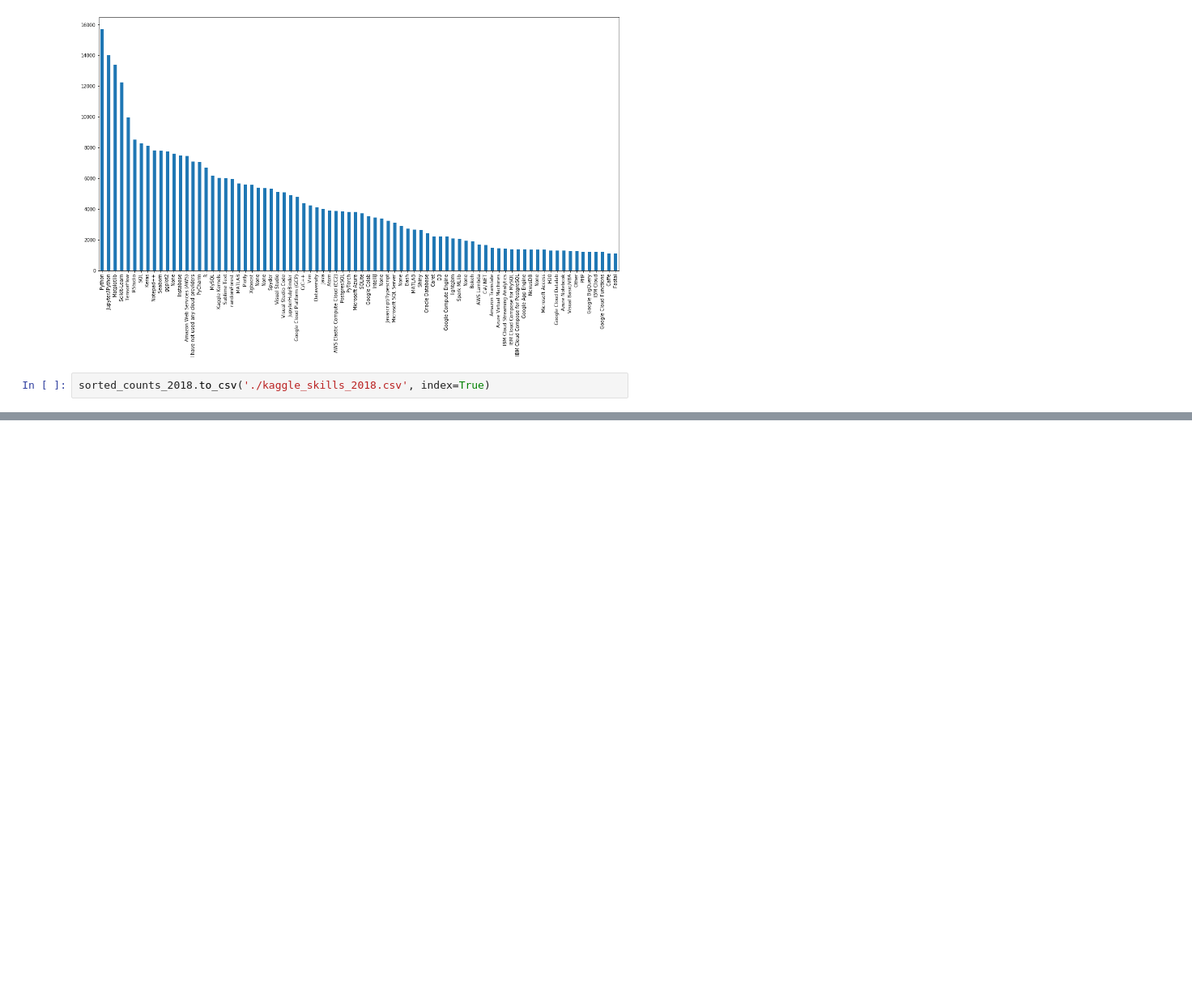
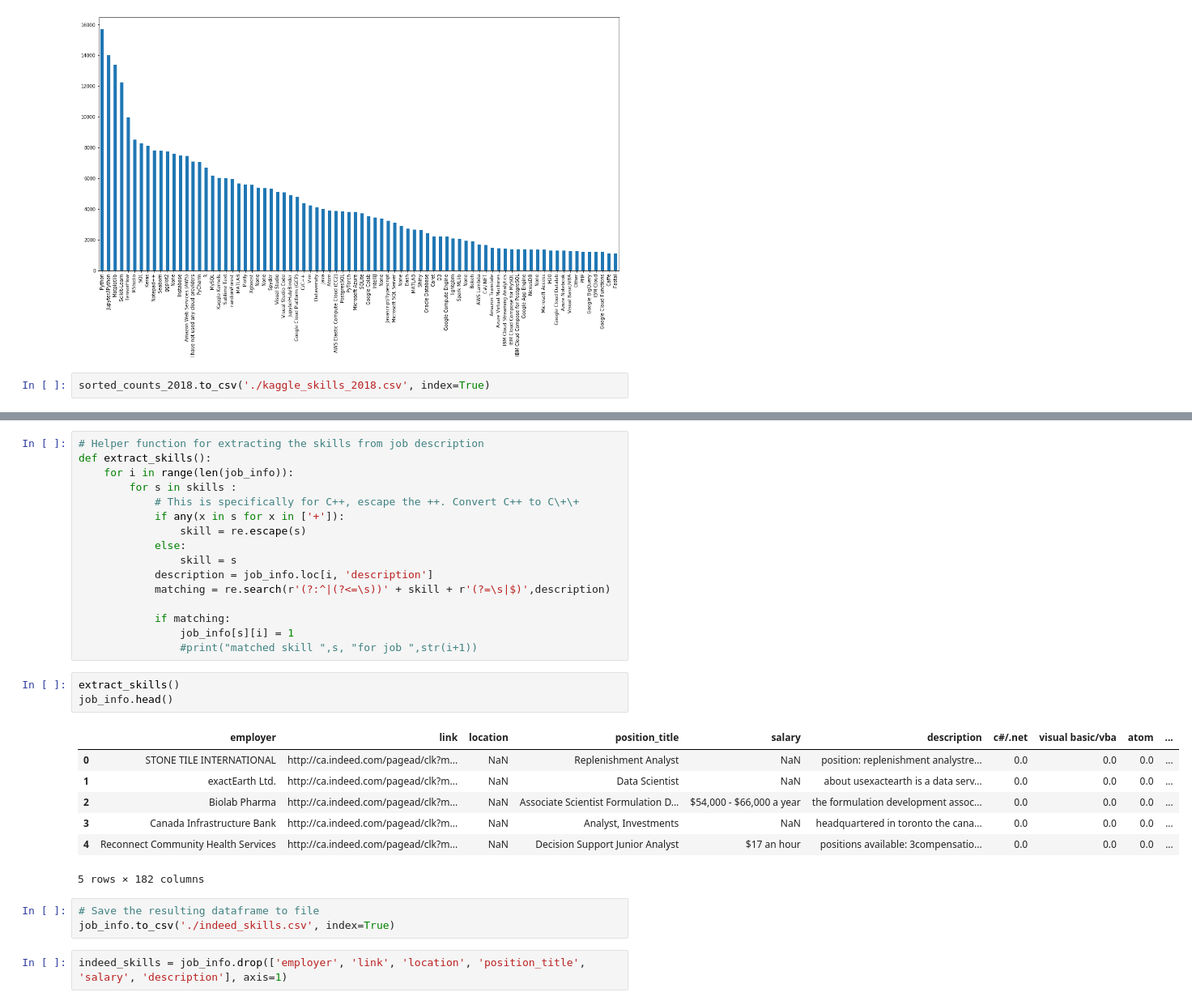
Before and after one commit to atkinssamuel/EdTech, a Jupyter notebook: 1-MIE-curriculum-design/1-MIE-curriculum-design.ipynb, the cells around one changed output, grey strips where cells are left out. Shown at 81% size. Cells and saved outputs as stored; diff of their text form; blank space fills up the shorter version.

```diff
--- a/1-MIE-curriculum-design/1-MIE-curriculum-design-atkins.ipynb
+++ b/1-MIE-curriculum-design/1-MIE-curriculum-design.ipynb
@@ -421,0 +431,32 @@ sorted_counts_2018.to_csv('./kaggle_skills_2018.csv', index=True)
+# %%
+# Helper function for extracting the skills from job description
+def extract_skills():
+    for i in range(len(job_info)):
+        for s in skills :
+            # This is specifically for C++, escape the ++. Convert C++ to C\+\+
+            if any(x in s for x in ['+']):
+                skill = re.escape(s)
+            else:
+                skill = s
+            description = job_info.loc[i, 'description']
+            matching = re.search(r'(?:^|(?<=\s))' + skill + r'(?=\s|$)',description)
+
+            if matching:
+                job_info[s][i] = 1
+                #print("matched skill ",s, "for job ",str(i+1))
+# %%
+extract_skills()
+job_info.head()
+# %% [output]
+|  | employer | link | location | position_title | salary | description | c#/.net | visual basic/vba | atom | ... |
+| 0 | STONE TILE INTERNATIONAL | http://ca.indeed.com/pagead/clk?m... | NaN | Replenishment Analyst | NaN | position: replenishment analystre... | 0.0 | 0.0 | 0.0 | ... |
+| 1 | exactEarth Ltd. | http://ca.indeed.com/pagead/clk?m... | NaN | Data Scientist | NaN | about usexactearth is a data serv... | 0.0 | 0.0 | 0.0 | ... |
+| 2 | Biolab Pharma | http://ca.indeed.com/pagead/clk?m... | NaN | Associate Scientist Formulation D... | $54,000 - $66,000 a year | the formulation development assoc... | 0.0 | 0.0 | 0.0 | ... |
+| 3 | Canada Infrastructure Bank | http://ca.indeed.com/pagead/clk?m... | NaN | Analyst, Investments | NaN | headquartered in toronto the cana... | 0.0 | 0.0 | 0.0 | ... |
+| 4 | Reconnect Community Health Services | http://ca.indeed.com/pagead/clk?m... | NaN | Decision Support Junior Analyst | $17 an hour | positions available: 3compensatio... | 0.0 | 0.0 | 0.0 | ... |
+5 rows × 182 columns
+# %%
+# Save the resulting dataframe to file
+job_info.to_csv('./indeed_skills.csv', index=True)
+# %%
+indeed_skills = job_info.drop(['employer', 'link', 'location', 'position_title', 'salary', 'description'], axis=1)
```
Also changed, not shown: parts of 18 cells of this notebook, 1 other file.
